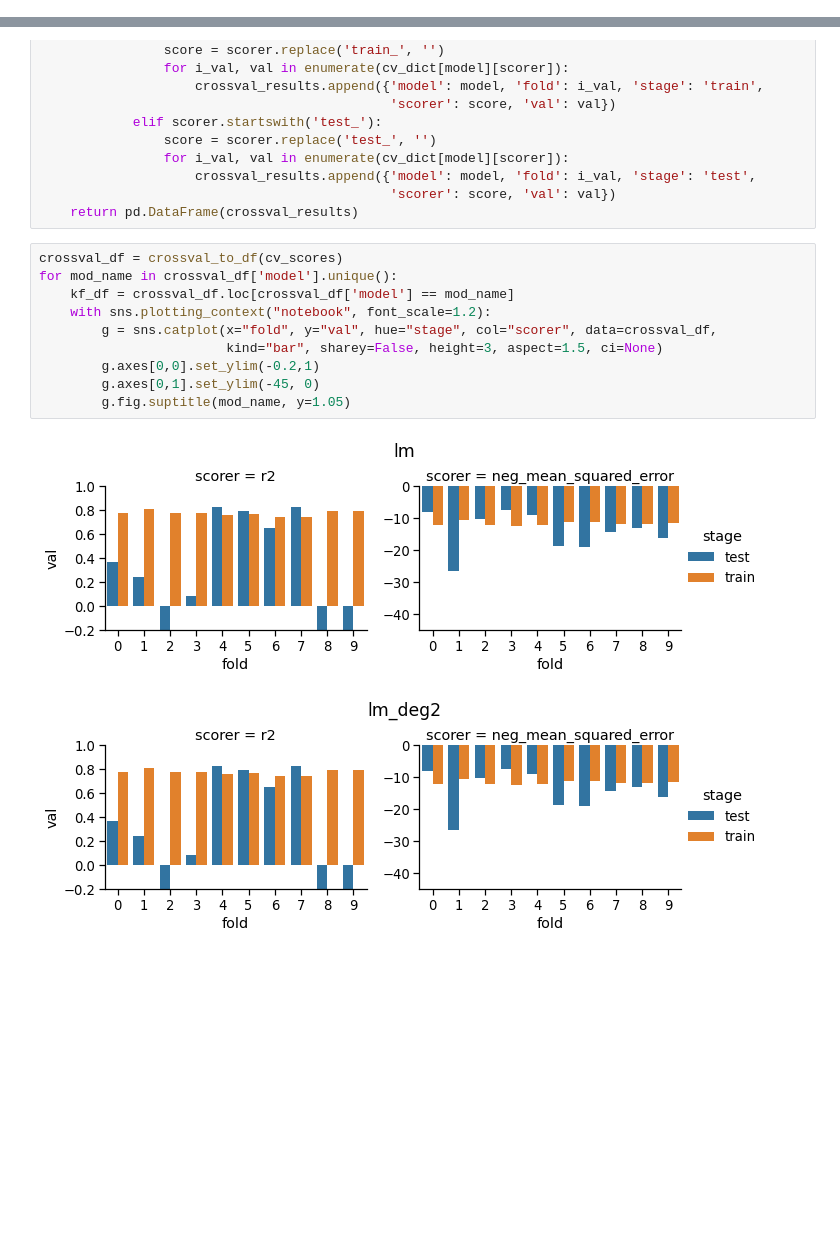
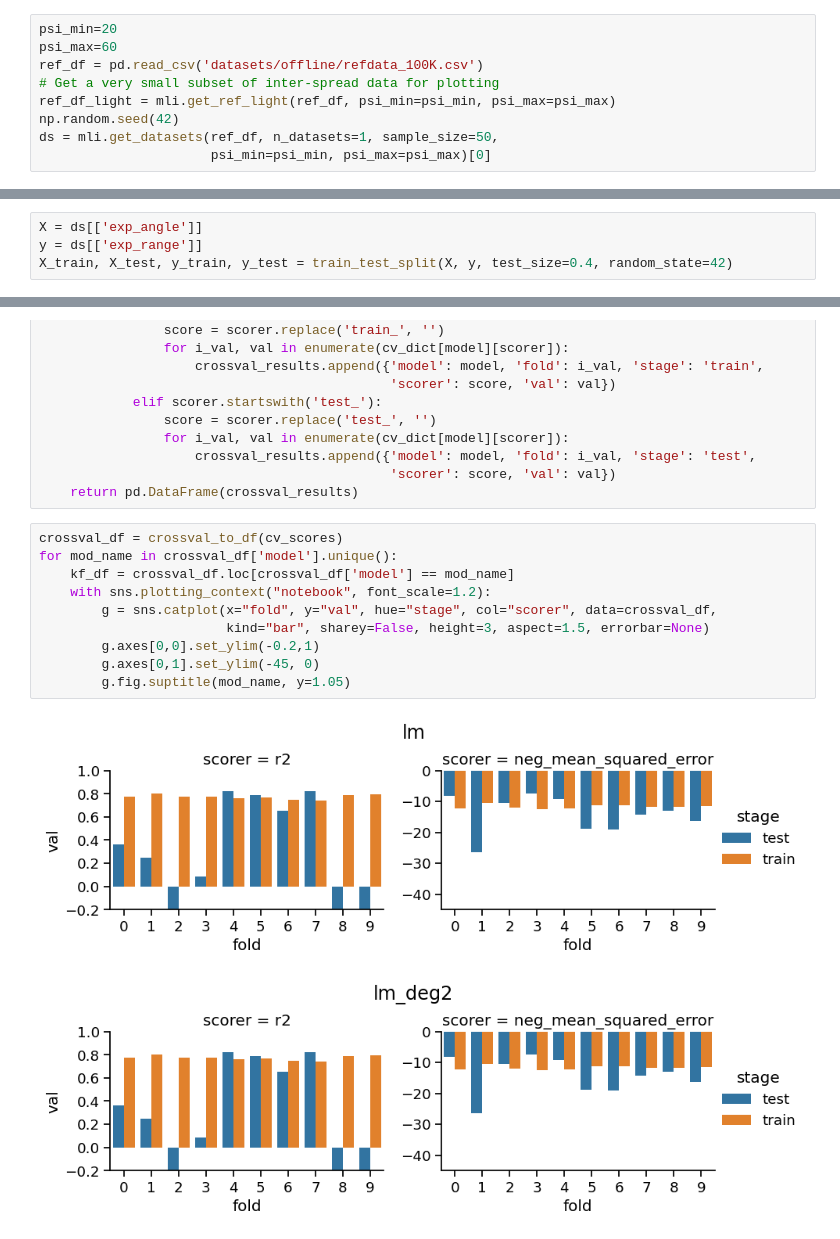
Before and after one commit to ds-courses/ml-series, a Jupyter notebook: ML_series_solutions.ipynb, the cells around one changed output, grey strips where cells are left out. Cells and saved outputs as stored; diff of their text form; blank space fills up the shorter version.

```diff
--- a/ML_series_solutions.ipynb
+++ b/ML_series_solutions.ipynb
@@ -396,0 +445,9 @@ For many other regression models implemented in sklearn, cf https://scikit-learn
+# %%
+psi_min=20
+psi_max=60
+ref_df = pd.read_csv('datasets/offline/refdata_100K.csv')
+# Get a very small subset of inter-spread data for plotting
+ref_df_light = mli.get_ref_light(ref_df, psi_min=psi_min, psi_max=psi_max)
+np.random.seed(42)
+ds = mli.get_datasets(ref_df, n_datasets=1, sample_size=50,
+                      psi_min=psi_min, psi_max=psi_max)[0]
@@ -397 +456,5 @@ For many other regression models implemented in sklearn, cf https://scikit-learn
+# %%
+X = ds[['exp_angle']]
+y = ds[['exp_range']]
+X_train, X_test, y_train, y_test = train_test_split(X, y, test_size=0.4, random_state=42)
 # %% [markdown]
@@ -574,13 +637,13 @@ def crossval_to_df(cv_dict):
 # %%
 crossval_df = crossval_to_df(cv_scores)
 for mod_name in crossval_df['model'].unique():
     kf_df = crossval_df.loc[crossval_df['model'] == mod_name]
     with sns.plotting_context("notebook", font_scale=1.2):
         g = sns.catplot(x="fold", y="val", hue="stage", col="scorer", data=crossval_df,
-                        kind="bar", sharey=False, height=3, aspect=1.5, ci=None)
+                        kind="bar", sharey=False, height=3, aspect=1.5, errorbar=None)
         g.axes[0,0].set_ylim(-0.2,1)
         g.axes[0,1].set_ylim(-45, 0)
         g.fig.suptitle(mod_name, y=1.05)
 # %% [output]
-[figure, old version]
+[figure, new version]
-[figure, old version]
+[figure, new version]
```
Also changed, not shown: parts of 95 cells of this notebook, 1 other file.
